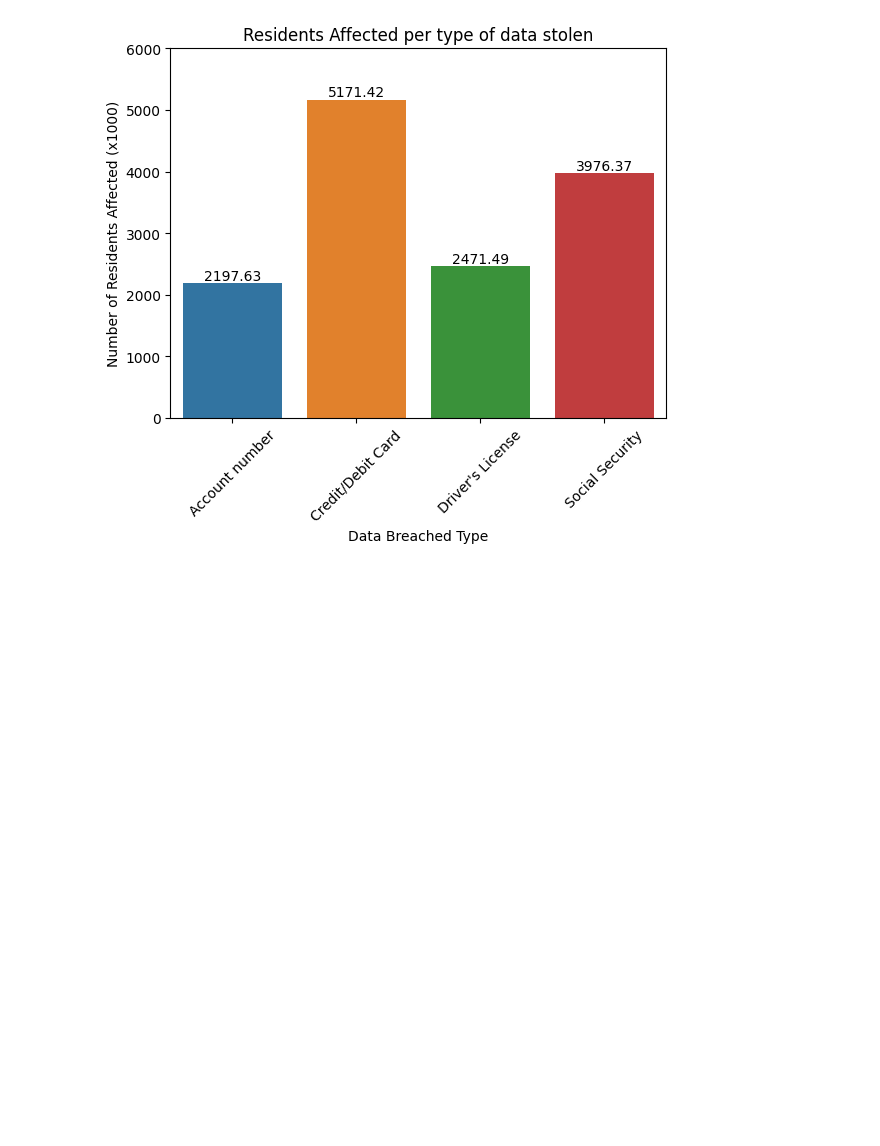
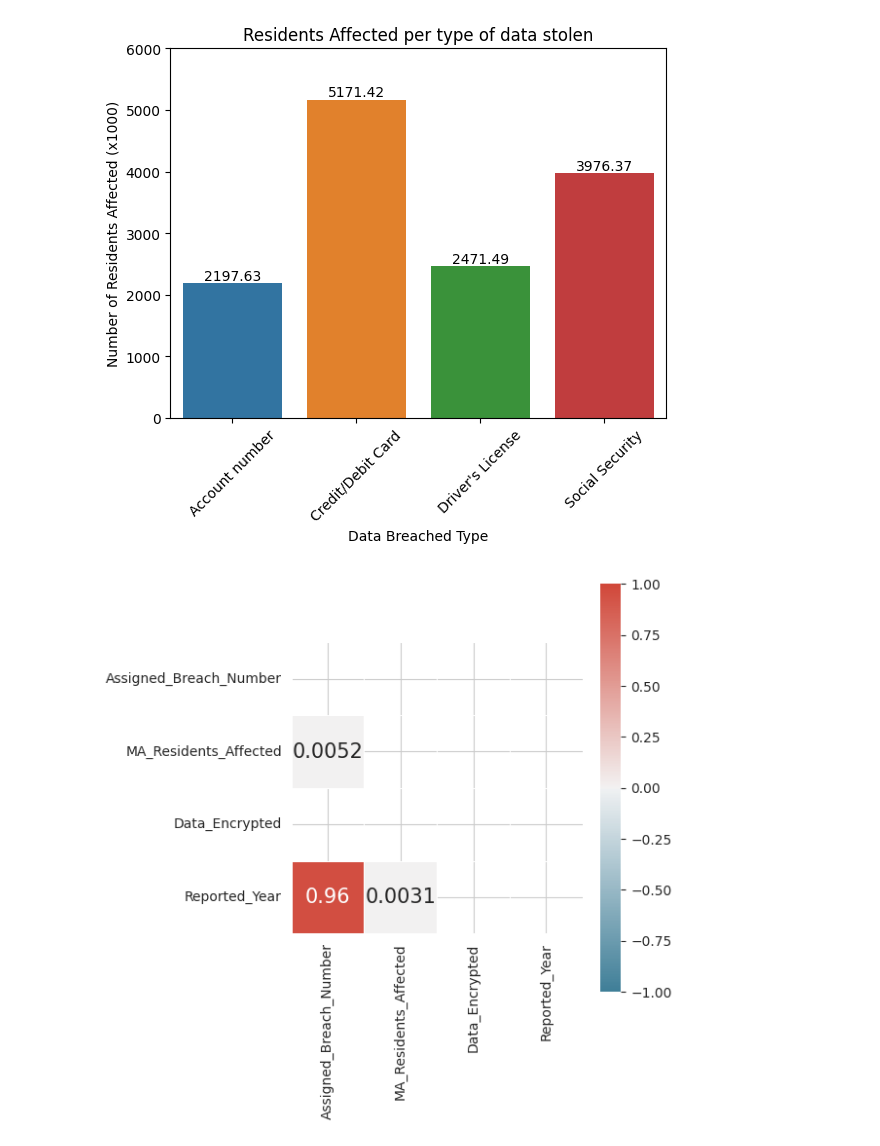
Before and after one commit to joncalle/AnalToolsDecMrk, a Jupyter notebook: DataBreach.ipynb, the cells around one changed output. Cells and saved outputs as stored; diff of their text form; code cells hidden in the pictures; blank space fills up the shorter version.

```diff
--- a/DataBreach.ipynb
+++ b/DataBreach.ipynb
@@ -553,3 +553,15 @@ plt.title('Residents Affected per type of data stolen')
 plt.show()
 # %% [output]
 [figure]
+# %%
+corr_mat=clean_br.corr(method='pearson')
+sns.set_style('whitegrid')
+mask=np.zeros_like(corr_mat,dtype=bool)
+mask[np.triu_indices_from(mask)]=True
+fig,ax=plt.subplots(figsize=(6,6))
+cmap=sns.diverging_palette(226,15,as_cmap=True)
+sns.heatmap(corr_mat,mask=mask,cmap=cmap,vmin=-1,vmax=1,center=0,square=True,linewidth=0.5,cbar_kws={'shrink':1},annot=True,annot_kws={'size':15})
+plt.tight_layout()
+fig.show()
+# %% [output]
+[figure, added]
```
Also changed, not shown: parts of 1 cell of this notebook.
